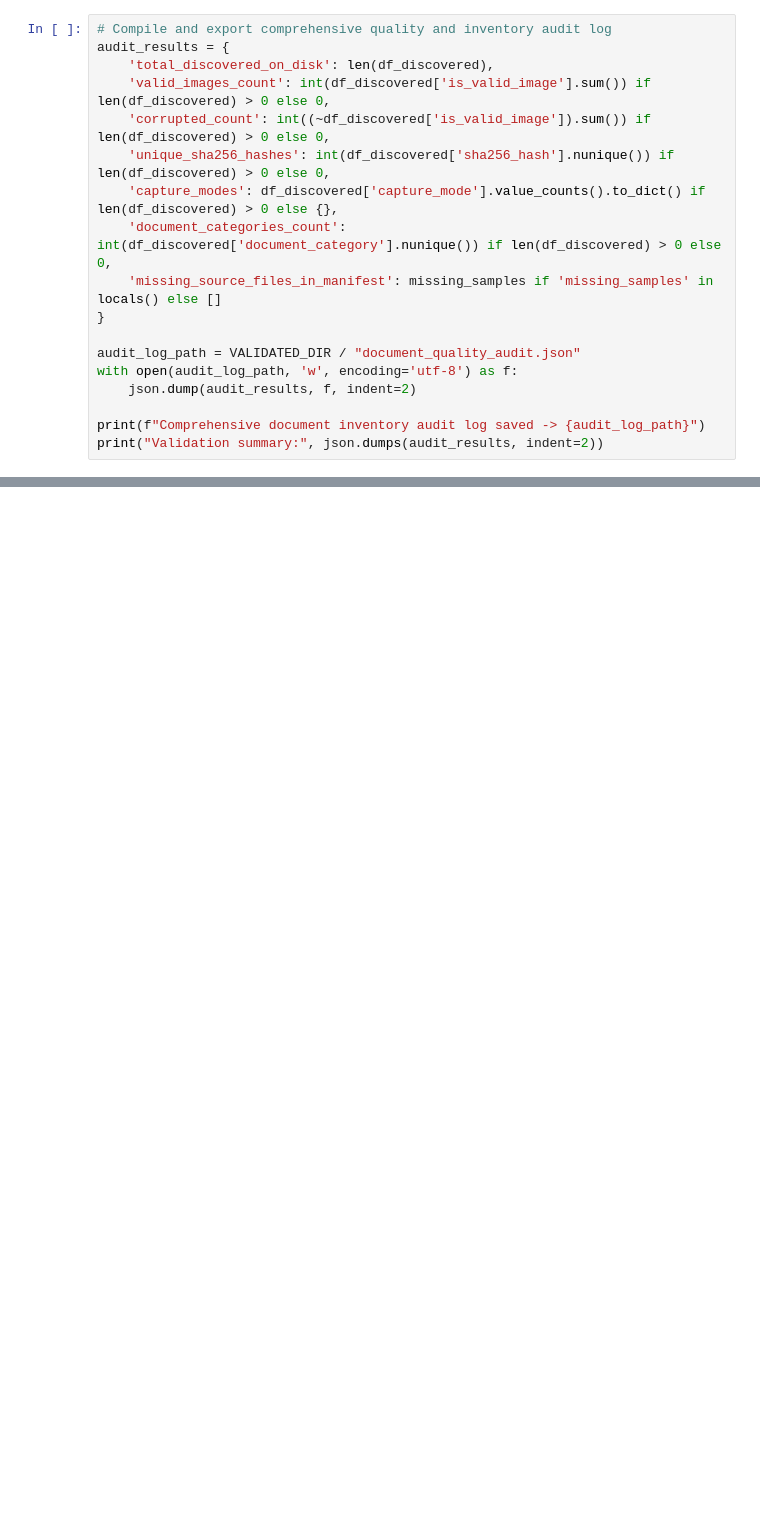
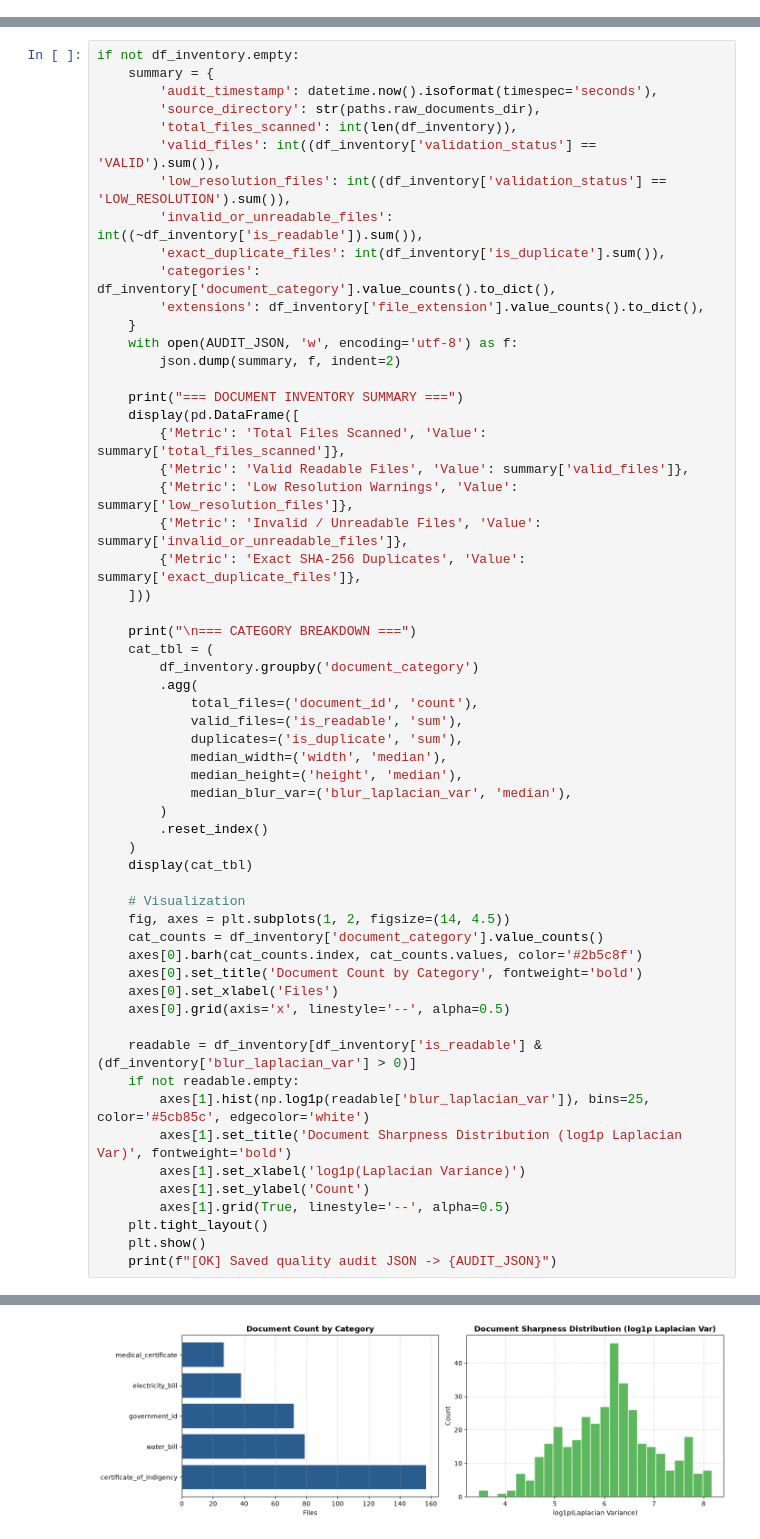
Before and after one commit to trishtanroxas/ofphil-classification-v2, a Jupyter notebook: experiments/notebooks/04_document_processing_and_ocr/01_document_inventory_and_validation.ipynb, the cells around one changed output, grey strips where cells are left out. Saved outputs shown, nothing was run; the diff lists cells and outputs as text; blank space fills up the shorter version.

Commit message:
feat(phase-04): complete Phase 04 document processing, PP-OCRv6 SVTR fine-tuning, ResNet-50, and forensic screening notebooks

```diff
--- a/experiments/notebooks/04_document_processing_and_ocr/01_document_inventory_and_validation.ipynb
+++ b/experiments/notebooks/04_document_processing_and_ocr/01_document_inventory_and_validation.ipynb
@@ -163,18 +60,0 @@ Unresolved sample references (2): ['uploads/doc_04230422ef08.pdf', 'uploads/doc_
-# %%
-# Compile and export comprehensive quality and inventory audit log
-audit_results = {
-    'total_discovered_on_disk': len(df_discovered),
-    'valid_images_count': int(df_discovered['is_valid_image'].sum()) if len(df_discovered) > 0 else 0,
-    'corrupted_count': int((~df_discovered['is_valid_image']).sum()) if len(df_discovered) > 0 else 0,
-    'unique_sha256_hashes': int(df_discovered['sha256_hash'].nunique()) if len(df_discovered) > 0 else 0,
-    'capture_modes': df_discovered['capture_mode'].value_counts().to_dict() if len(df_discovered) > 0 else {},
-    'document_categories_count': int(df_discovered['document_category'].nunique()) if len(df_discovered) > 0 else 0,
-    'missing_source_files_in_manifest': missing_samples if 'missing_samples' in locals() else []
-}
-
-audit_log_path = VALIDATED_DIR / "document_quality_audit.json"
-with open(audit_log_path, 'w', encoding='utf-8') as f:
-    json.dump(audit_results, f, indent=2)
-
-print(f"Comprehensive document inventory audit log saved -> {audit_log_path}")
-print("Validation summary:", json.dumps(audit_results, indent=2))
@@ -209,0 +180,59 @@ Validation summary: {
+# %%
+if not df_inventory.empty:
+    summary = {
+        'audit_timestamp': datetime.now().isoformat(timespec='seconds'),
+        'source_directory': str(paths.raw_documents_dir),
+        'total_files_scanned': int(len(df_inventory)),
+        'valid_files': int((df_inventory['validation_status'] == 'VALID').sum()),
+        'low_resolution_files': int((df_inventory['validation_status'] == 'LOW_RESOLUTION').sum()),
+        'invalid_or_unreadable_files': int((~df_inventory['is_readable']).sum()),
+        'exact_duplicate_files': int(df_inventory['is_duplicate'].sum()),
+        'categories': df_inventory['document_category'].value_counts().to_dict(),
+        'extensions': df_inventory['file_extension'].value_counts().to_dict(),
+    }
+    with open(AUDIT_JSON, 'w', encoding='utf-8') as f:
+        json.dump(summary, f, indent=2)
+
+    print("=== DOCUMENT INVENTORY SUMMARY ===")
+    display(pd.DataFrame([
+        {'Metric': 'Total Files Scanned', 'Value': summary['total_files_scanned']},
+        {'Metric': 'Valid Readable Files', 'Value': summary['valid_files']},
+        {'Metric': 'Low Resolution Warnings', 'Value': summary['low_resolution_files']},
+        {'Metric': 'Invalid / Unreadable Files', 'Value': summary['invalid_or_unreadable_files']},
+        {'Metric': 'Exact SHA-256 Duplicates', 'Value': summary['exact_duplicate_files']},
+    ]))
+
+    print("\n=== CATEGORY BREAKDOWN ===")
+    cat_tbl = (
+        df_inventory.groupby('document_category')
+        .agg(
+            total_files=('document_id', 'count'),
+            valid_files=('is_readable', 'sum'),
+            duplicates=('is_duplicate', 'sum'),
+            median_width=('width', 'median'),
+            median_height=('height', 'median'),
+            median_blur_var=('blur_laplacian_var', 'median'),
+        )
+        .reset_index()
+    )
+    display(cat_tbl)
+
+    # Visualization
+    fig, axes = plt.subplots(1, 2, figsize=(14, 4.5))
+    cat_counts = df_inventory['document_category'].value_counts()
+    axes[0].barh(cat_counts.index, cat_counts.values, color='#2b5c8f')
+    axes[0].set_title('Document Count by Category', fontweight='bold')
+    axes[0].set_xlabel('Files')
+    axes[0].grid(axis='x', linestyle='--', alpha=0.5)
+
+    readable = df_inventory[df_inventory['is_readable'] & (df_inventory['blur_laplacian_var'] > 0)]
+    if not readable.empty:
+        axes[1].hist(np.log1p(readable['blur_laplacian_var']), bins=25, color='#5cb85c', edgecolor='white')
+        axes[1].set_title('Document Sharpness Distribution (log1p Laplacian Var)', fontweight='bold')
+        axes[1].set_xlabel('log1p(Laplacian Variance)')
+        axes[1].set_ylabel('Count')
+        axes[1].grid(True, linestyle='--', alpha=0.5)
+    plt.tight_layout()
+    plt.show()
+    print(f"[OK] Saved quality audit JSON -> {AUDIT_JSON}")
+# %% [output]
@@ -209,0 +253 @@ Validation summary: {
+[figure, added]
```
Also changed, not shown: parts of 19 cells of this notebook, 16 other files.
